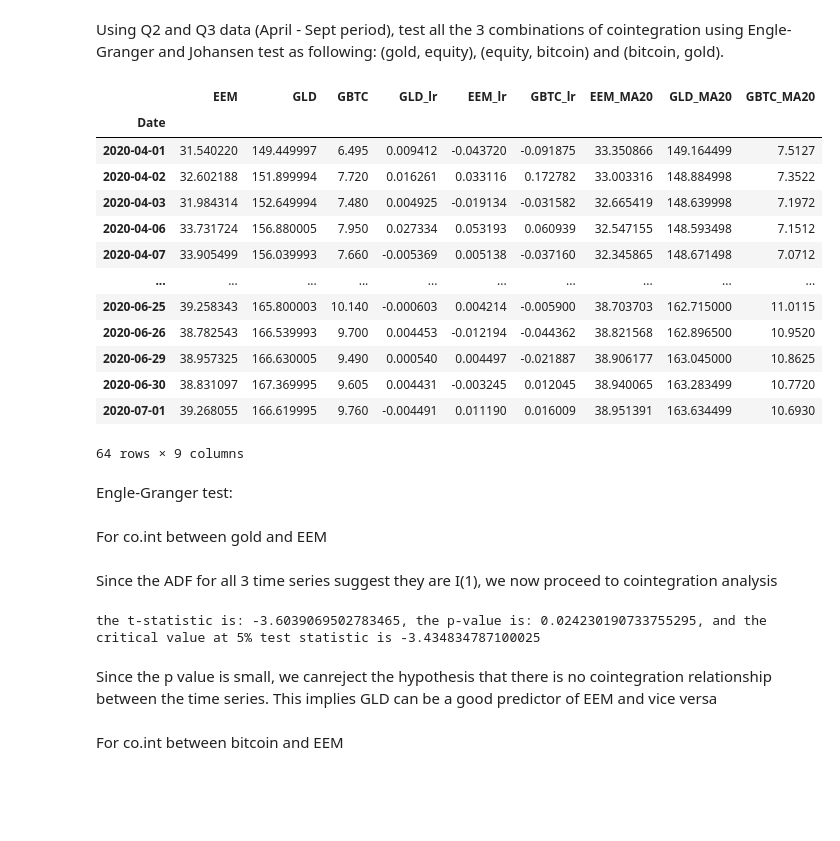
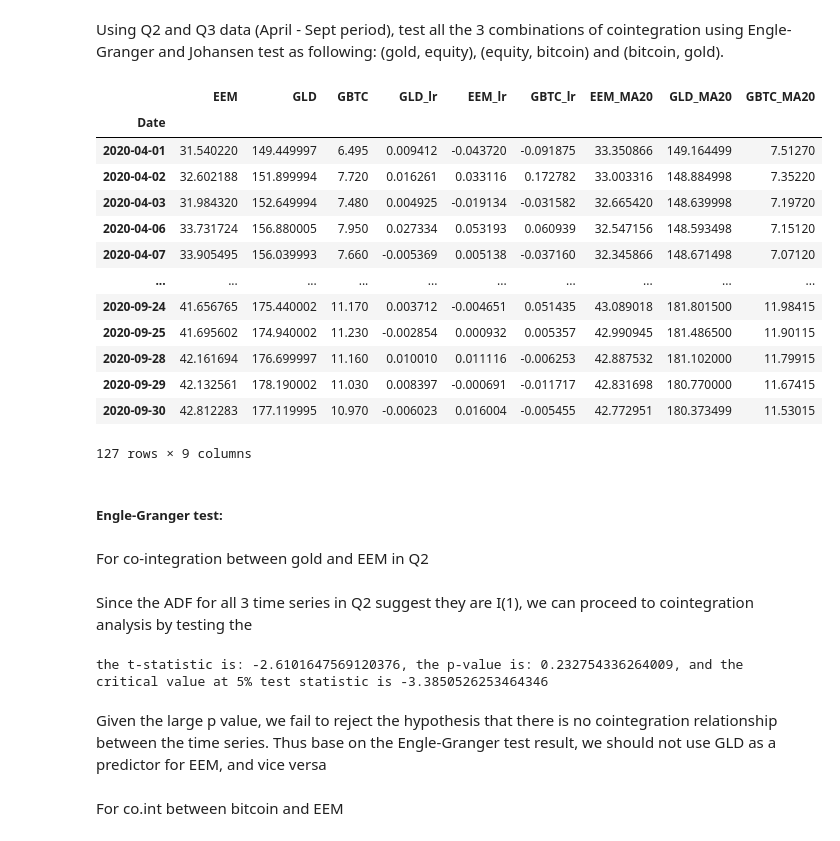
Before and after one commit to ngohienduong/WQU-Econ, a Jupyter notebook: W5.ipynb, the cells around one changed output. Saved outputs shown, nothing was run; the diff lists cells and outputs as text; code cells hidden in the pictures; blank space fills up the shorter version.

```diff
--- a/W5.ipynb
+++ b/W5.ipynb
@@ -429,38 +441,39 @@ Based on the results above, all the three time-series returns are stationary dur
 ### Step 7: Modelling Cointegration
 # %% [markdown]
 Using Q2 and Q3 data (April - Sept period), test all the 3 combinations of cointegration using Engle-Granger and Johansen test as following: (gold, equity), (equity, bitcoin) and (bitcoin, gold).
-# %%
-data_Q2
-# %% [output]
-|  | EEM | GLD | GBTC | GLD_lr | EEM_lr | GBTC_lr | EEM_MA20 | GLD_MA20 | GBTC_MA20 |
-| Date |  |  |  |  |  |  |  |  |  |
-| 2020-04-01 | 31.540220 | 149.449997 | 6.495 | 0.009412 | -0.043720 | -0.091875 | 33.350866 | 149.164499 | 7.5127 |
-| 2020-04-02 | 32.602188 | 151.899994 | 7.720 | 0.016261 | 0.033116 | 0.172782 | 33.003316 | 148.884998 | 7.3522 |
-| 2020-04-03 | 31.984314 | 152.649994 | 7.480 | 0.004925 | -0.019134 | -0.031582 | 32.665419 | 148.639998 | 7.1972 |
-| 2020-04-06 | 33.731724 | 156.880005 | 7.950 | 0.027334 | 0.053193 | 0.060939 | 32.547155 | 148.593498 | 7.1512 |
-| 2020-04-07 | 33.905499 | 156.039993 | 7.660 | -0.005369 | 0.005138 | -0.037160 | 32.345865 | 148.671498 | 7.0712 |
-| ... | ... | ... | ... | ... | ... | ... | ... | ... | ... |
-| 2020-06-25 | 39.258343 | 165.800003 | 10.140 | -0.000603 | 0.004214 | -0.005900 | 38.703703 | 162.715000 | 11.0115 |
-| 2020-06-26 | 38.782543 | 166.539993 | 9.700 | 0.004453 | -0.012194 | -0.044362 | 38.821568 | 162.896500 | 10.9520 |
-| 2020-06-29 | 38.957325 | 166.630005 | 9.490 | 0.000540 | 0.004497 | -0.021887 | 38.906177 | 163.045000 | 10.8625 |
-| 2020-06-30 | 38.831097 | 167.369995 | 9.605 | 0.004431 | -0.003245 | 0.012045 | 38.940065 | 163.283499 | 10.7720 |
-| 2020-07-01 | 39.268055 | 166.619995 | 9.760 | -0.004491 | 0.011190 | 0.016009 | 38.951391 | 163.634499 | 10.6930 |
-64 rows × 9 columns
+# %%
+data_Q2_Q3 = data[Apr20:Oct20][:-1]
+data_Q2_Q3
+# %% [output]
+|  | EEM | GLD | GBTC | GLD_lr | EEM_lr | GBTC_lr | EEM_MA20 | GLD_MA20 | GBTC_MA20 |
+| Date |  |  |  |  |  |  |  |  |  |
+| 2020-04-01 | 31.540220 | 149.449997 | 6.495 | 0.009412 | -0.043720 | -0.091875 | 33.350866 | 149.164499 | 7.51270 |
+| 2020-04-02 | 32.602188 | 151.899994 | 7.720 | 0.016261 | 0.033116 | 0.172782 | 33.003316 | 148.884998 | 7.35220 |
+| 2020-04-03 | 31.984320 | 152.649994 | 7.480 | 0.004925 | -0.019134 | -0.031582 | 32.665420 | 148.639998 | 7.19720 |
+| 2020-04-06 | 33.731724 | 156.880005 | 7.950 | 0.027334 | 0.053193 | 0.060939 | 32.547156 | 148.593498 | 7.15120 |
+| 2020-04-07 | 33.905495 | 156.039993 | 7.660 | -0.005369 | 0.005138 | -0.037160 | 32.345866 | 148.671498 | 7.07120 |
+| ... | ... | ... | ... | ... | ... | ... | ... | ... | ... |
+| 2020-09-24 | 41.656765 | 175.440002 | 11.170 | 0.003712 | -0.004651 | 0.051435 | 43.089018 | 181.801500 | 11.98415 |
+| 2020-09-25 | 41.695602 | 174.940002 | 11.230 | -0.002854 | 0.000932 | 0.005357 | 42.990945 | 181.486500 | 11.90115 |
+| 2020-09-28 | 42.161694 | 176.699997 | 11.160 | 0.010010 | 0.011116 | -0.006253 | 42.887532 | 181.102000 | 11.79915 |
+| 2020-09-29 | 42.132561 | 178.190002 | 11.030 | 0.008397 | -0.000691 | -0.011717 | 42.831698 | 180.770000 | 11.67415 |
+| 2020-09-30 | 42.812283 | 177.119995 | 10.970 | -0.006023 | 0.016004 | -0.005455 | 42.772951 | 180.373499 | 11.53015 |
+127 rows × 9 columns
 # %% [markdown]
-Engle-Granger test:
+##### Engle-Granger test:
 # %% [markdown]
-For co.int between gold and EEM
+For co-integration between gold and EEM in Q2
 # %% [markdown]
-Since the ADF for all 3 time series suggest they are I(1), we now proceed to cointegration analysis
+Since the ADF for all 3 time series in Q2 suggest they are I(1), we can proceed to cointegration analysis by testing the
 # %%
 from statsmodels.tsa.stattools import coint as ct
 def eg_test(eq1, eq2):
     print(f'the t-statistic is: {ct(eq1, eq2)[0]}, the p-value is: {ct(eq1, eq2)[1]}, and the critical value at 5% test statistic is {ct(eq1, eq2)[2][1]}')
-eg_test(data_Q2['GLD'],data_Q2['EEM'])
+eg_test(data_Q2_Q3['GLD'],data_Q2_Q3['EEM'])
 # %% [output]
-the t-statistic is: -3.6039069502783465, the p-value is: 0.024230190733755295, and the critical value at 5% test statistic is -3.434834787100025
+the t-statistic is: -2.6101647569120376, the p-value is: 0.232754336264009, and the critical value at 5% test statistic is -3.3850526253464346
 # %% [markdown]
-Since the p value is small, we canreject the hypothesis that there is no cointegration relationship between the time series. This implies GLD can be a good predictor of EEM and vice versa
+Given the large p value, we fail to reject the hypothesis that there is no cointegration relationship between the time series. Thus base on the Engle-Granger test result, we should not use GLD as a predictor for EEM, and vice versa
 # %% [markdown]
 For co.int between bitcoin and EEM
 # %%
```
Also changed, not shown: parts of 37 cells of this notebook.
